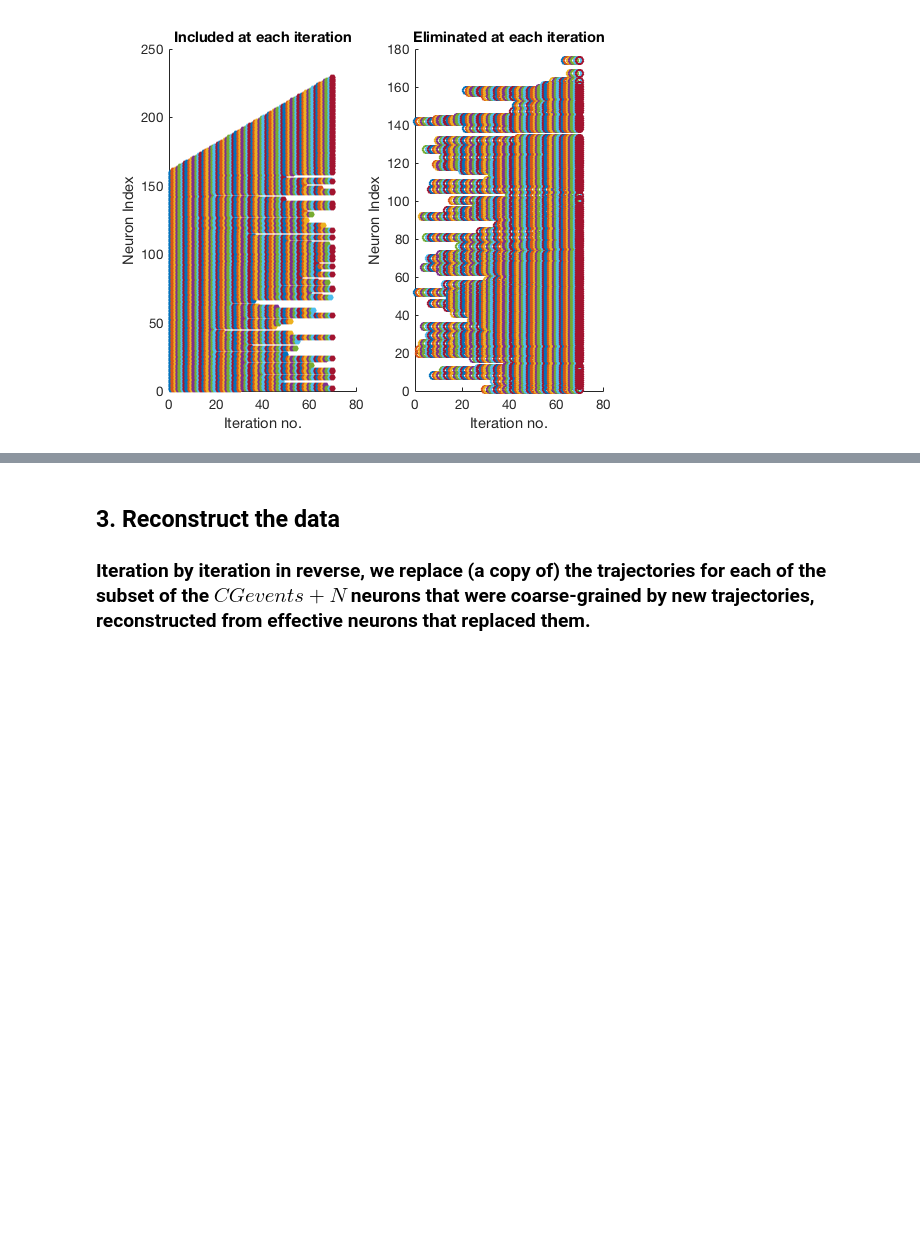
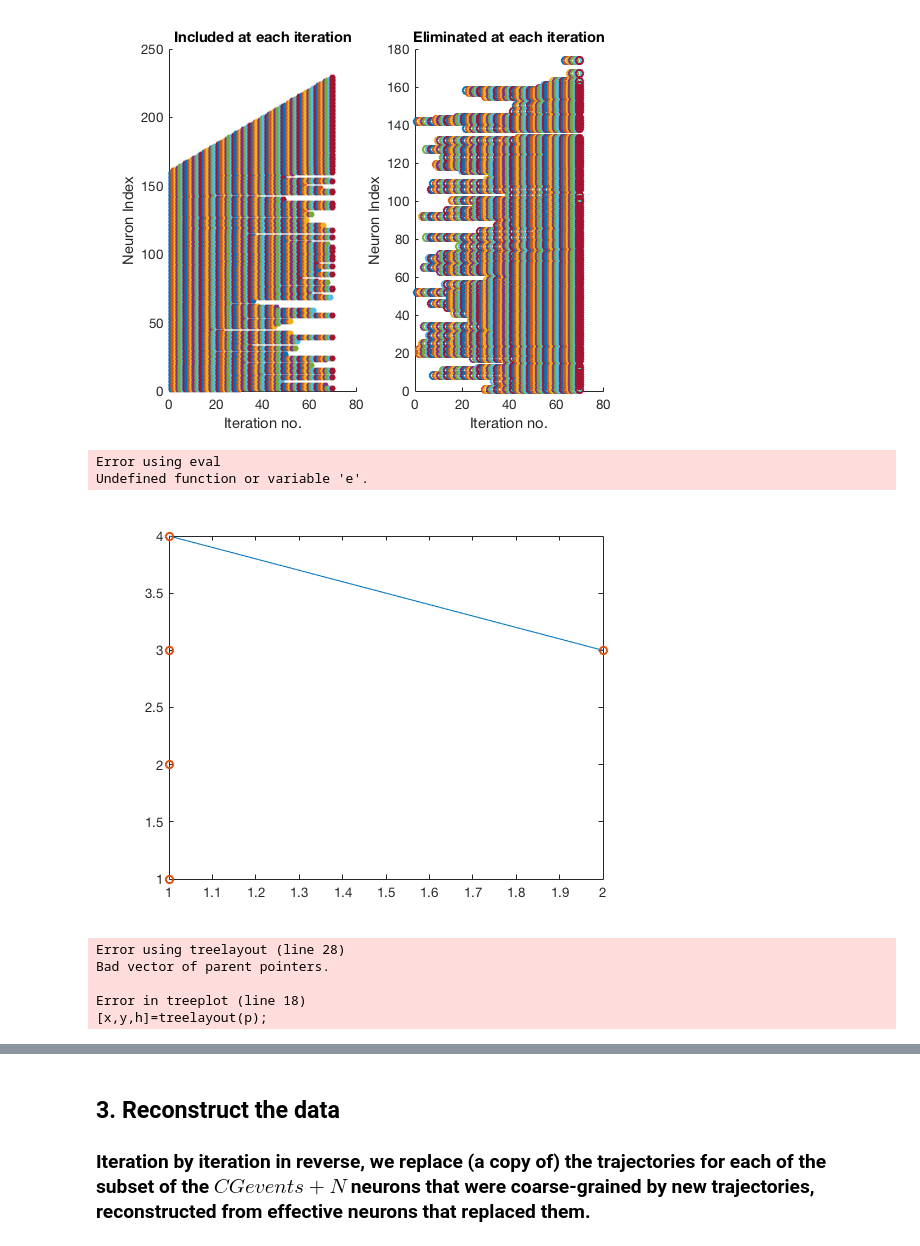
Before and after one commit to jlnatal/CGProj, a Jupyter notebook: CG_NB.ipynb, the cells around one changed output, grey strips where cells are left out. Saved outputs shown, nothing was run; the diff lists cells and outputs as text; code cells hidden in the pictures; blank space fills up the shorter version.

```diff
--- a/CG_NB.ipynb
+++ b/CG_NB.ipynb
@@ -244,0 +259,32 @@ end
+# %%
+
+J=zeros(161);
+J(e(1:104),161)=1;
+J(161,e(1:104))=1;
+pos=[[ones(1,160)' [160:-1:1]']; [2 80]];
+gplot(J,pos)
+hold on
+scatter(pos(:,1),pos(:,2))
+# %% [output]
+Error using eval
+Undefined function or variable 'e'.
+# %%
+J=[0 0 0 0 1; 0 0 0 0 0; 0 0 0 0 0; 0 0 0 0 0];
+pos=[1 4; 1 3; 1 2; 1 1; 2 3];
+gplot(J,pos)
+hold on
+scatter(pos(:,1),pos(:,2))
+# %% [output]
+[figure, added]
+# %%
+clear nodes
+nodes(e(1:104))=1;
+nodes(nodes==0)=2;
+nodes(105)=0;
+treeplot(nodes)
+# %% [output]
+Error using treelayout (line 28)
+Bad vector of parent pointers.
+
+Error in treeplot (line 18)
+[x,y,h]=treelayout(p);
```
Also changed, not shown: parts of 17 cells of this notebook.
